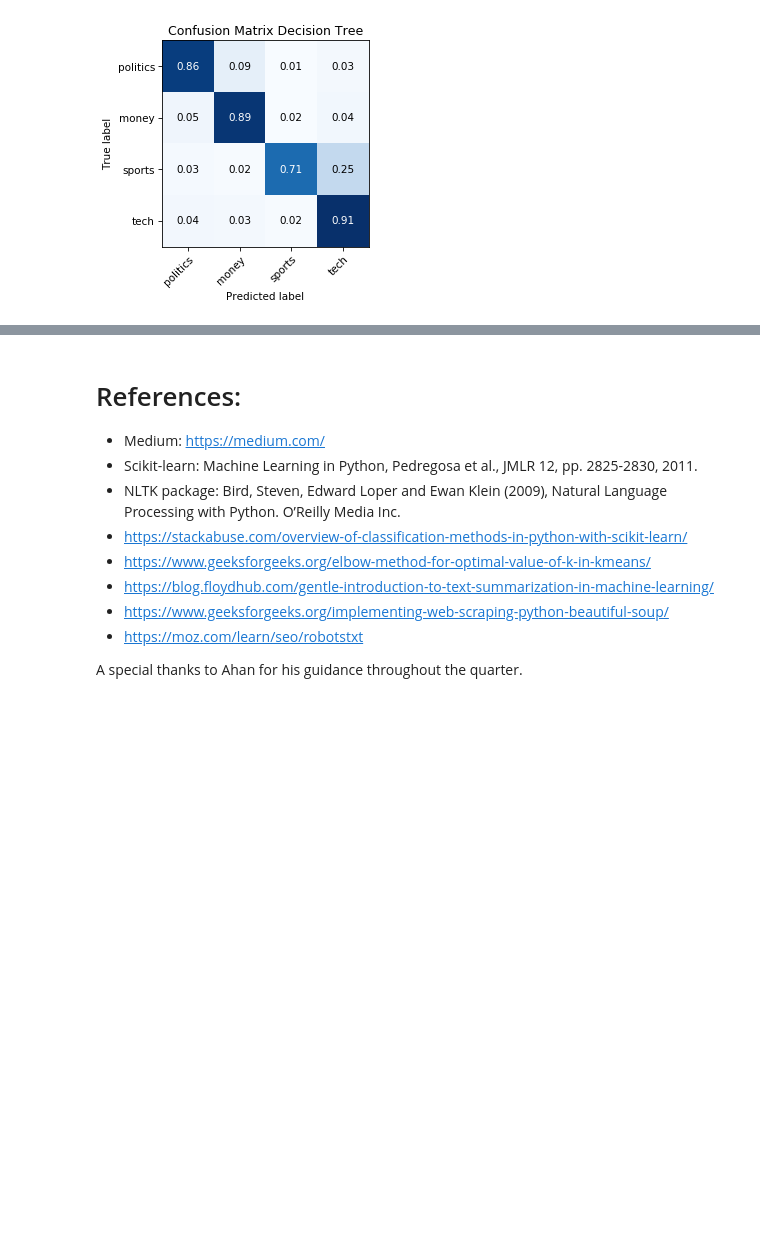
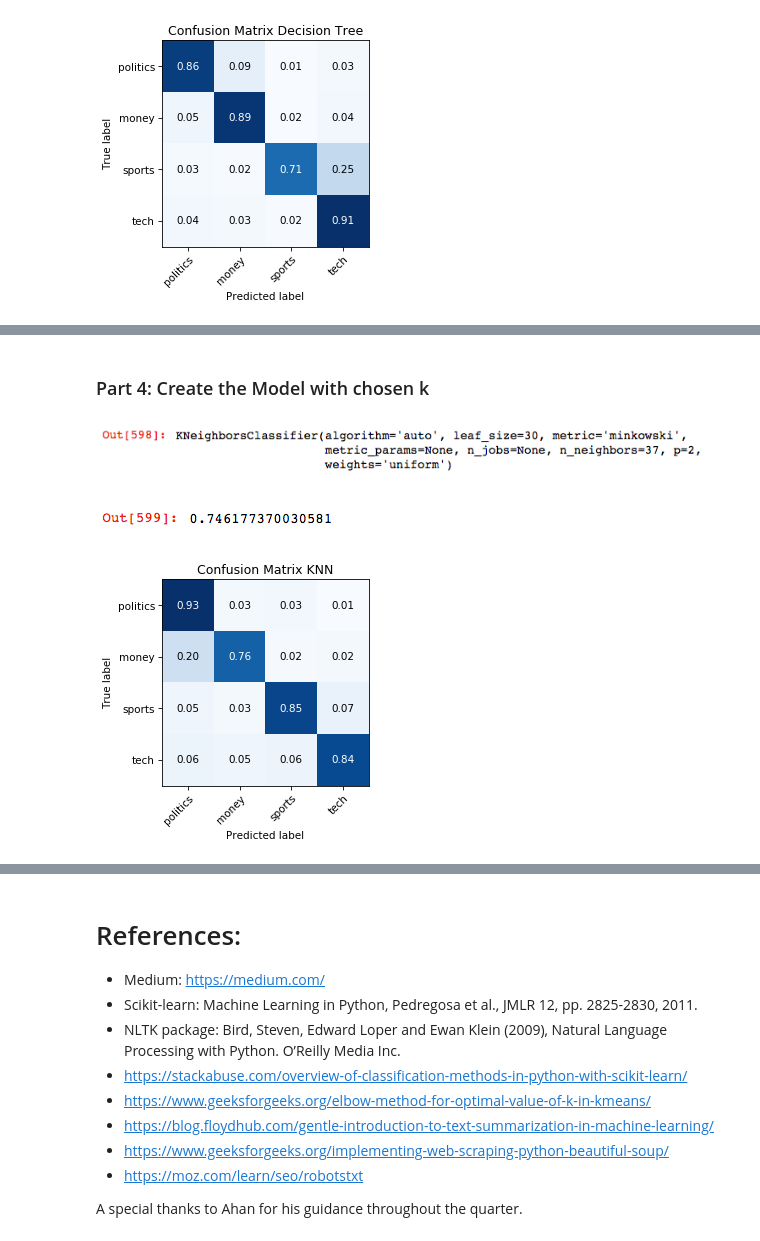
Before and after one commit to Jesse-mk/Medium_Analytics, a Jupyter notebook: Final Presentation Notebook.ipynb, the cells around one changed output, grey strips where cells are left out. Saved outputs shown, nothing was run; the diff lists cells and outputs as text; code cells hidden in the pictures; blank space fills up the shorter version.

Commit message:
final presentation minus shinus new graphics

```diff
--- a/Final Presentation Notebook.ipynb
+++ b/Final Presentation Notebook.ipynb
@@ -793,0 +893,20 @@ plt.title("Confusion Matrix Decision Tree");
+# %%
+#Cross Validation for k
+
+# creating odd list of k for KNN (to prevent ties)
+neighbors = list(range(1, 50, 2))
+# empty list that will hold cv scores
+cv_scores = []
+
+
+# perform 10-fold cross validation
+for k in neighbors:
+    knearest = knn(n_neighbors = k)
+    scores = cross_val_score(knearest, train_transformed, Y_train, cv = 10, scoring='accuracy')
+    cv_scores.append(scores.mean())
+
+# plot of accuracies for different k
+plt.plot(neighbors, cv_scores)
+plt.xlabel('Value of K for KNN')
+plt.ylabel('Cross-Validated Accuracy')
+plt.show()
@@ -793,0 +922,11 @@ plt.title("Confusion Matrix Decision Tree");
+# %%
+#Trying different k values - which produces highest score
+knn_scores = []
+
+for i in range(1, 50, 2):
+    knearest = knn(n_neighbors = i)
+    knearest.fit(train_transformed, Y_train)
+
+    knn_scores.append(knearest.score(test_transformed, Y_test))
+
+knn_scores
@@ -793,0 +940,10 @@ plt.title("Confusion Matrix Decision Tree");
+# %% [markdown]
+### Part 4: Create the Model with chosen k
+# %%
+#create the KNN model
+knearest = knn(n_neighbors = 37)
+
+#fit the model with training data
+knearest.fit(train_transformed, Y_train)
+# %% [markdown]
+![image.png](attachment:image.png)
@@ -793,0 +952,8 @@ plt.title("Confusion Matrix Decision Tree");
+# %% [markdown]
+![image.png](attachment:image.png)
+# %%
+#function defined elsewhere
+normed_cm(Y_test, knearest.predict(test_transformed));
+plt.title("Confusion Matrix KNN");
+# %% [output]
+[figure, added]
```
Also changed, not shown: parts of 58 cells of this notebook.
